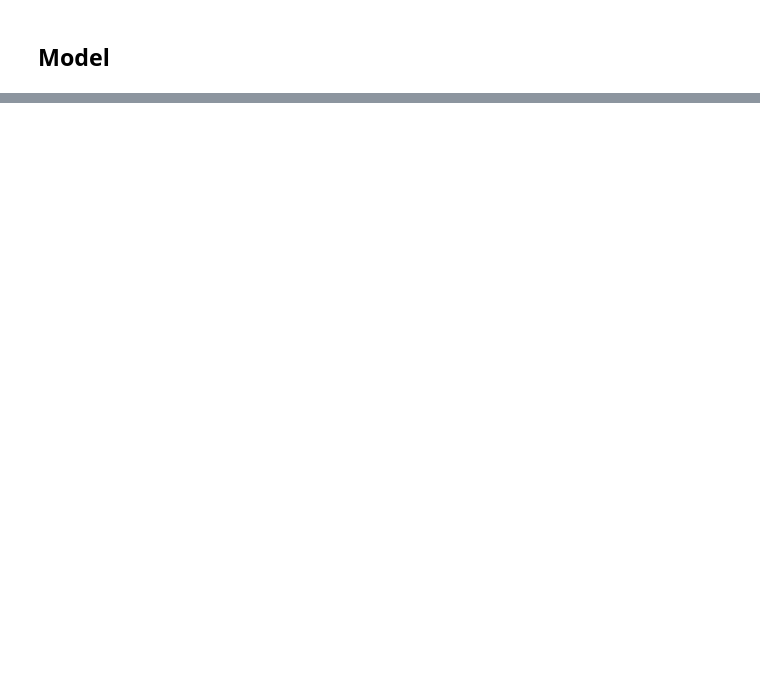
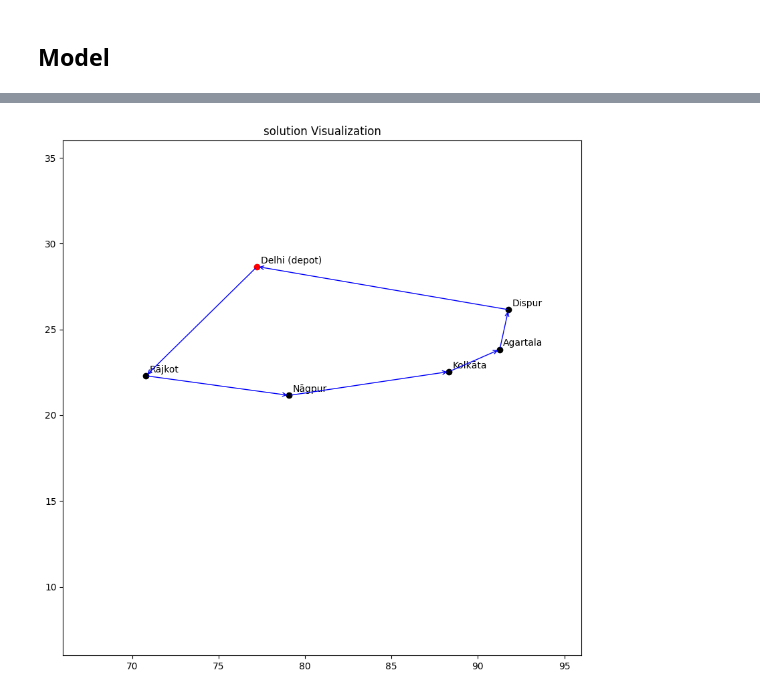
Before and after one commit to codeYann/tsp-subtour-elimination, a Jupyter notebook: notebooks/mtz.ipynb, the cells around one changed output, grey strips where cells are left out. Cells and saved outputs as stored; diff of their text form; code cells hidden in the pictures; blank space fills up the shorter version.

```diff
--- a/notebooks/mtz.ipynb
+++ b/notebooks/mtz.ipynb
@@ -98,0 +166,12 @@ for i, j in route:
+# %%
+plot_cities_fig(slice_df, heading="solution Visualization")
+arrowprops = dict(arrowstyle="->", connectionstyle="arc3", edgecolor="blue")
+for i, j in route:
+    plt.annotate(
+        "",
+        xy=[slice_df.iloc[j]["x"], slice_df.iloc[j]["y"]],
+        xytext=[slice_df.iloc[i]["x"], slice_df.iloc[i]["y"]],
+        arrowprops=arrowprops,
+    )
+# %% [output]
+[figure, added]
```
Also changed, not shown: parts of 5 cells of this notebook.
